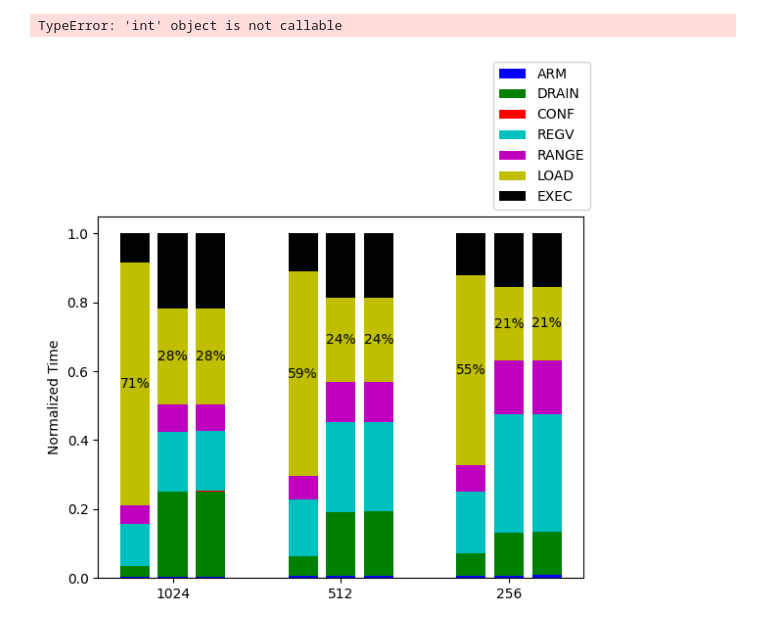
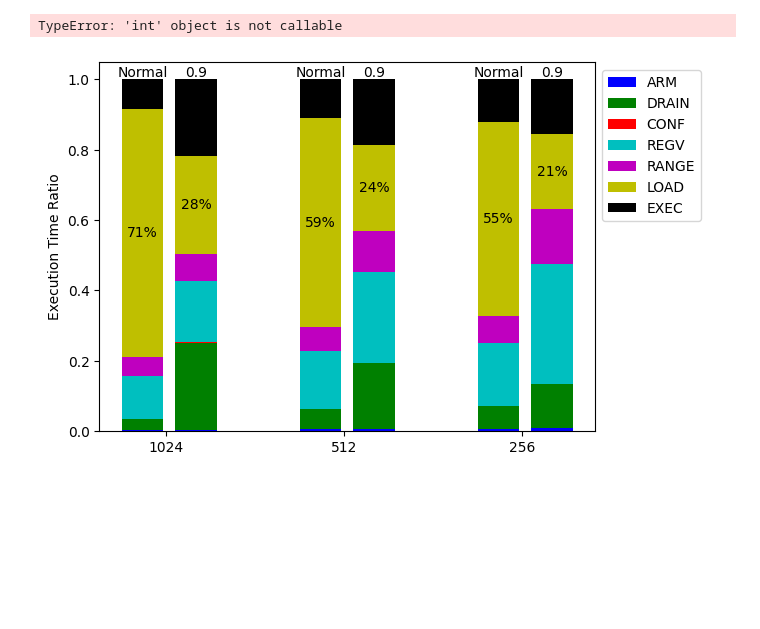
Before and after one commit to taku2365/IMAX_sparse.cent, a Jupyter notebook: src/emax6_sparselib/result_vis.ipynb, the cells around one changed output. Drawn from its saved outputs; the diff is of its cells as text; code cells hidden in the pictures; blank space fills up the shorter version.

Commit message:
add graph

```diff
--- a/src/emax6_sparselib/result_vis.ipynb
+++ b/src/emax6_sparselib/result_vis.ipynb
@@ -414,40 +207,41 @@ TypeError: 'int' object is not callable
 import numpy as np
 import matplotlib.pyplot as plt
 plt.rcParams.update(plt.rcParamsDefault)
+
 # plt.rcParams["figure.figsize"] = (4, 8)
 df_sparse = pd.read_csv('./result_1024_512_256_128_64_32_CHIP1_noAcolblk_ver2_for_change.csv')
 df_normal = pd.read_csv('./result_1024_512_256_128_64_32_CHIP1_normal.csv')
-df_normal_2 = df_normal[(df_normal_select['A_row_size'] == 1024)|(df_normal_select['A_row_size'] == 512)|(df_normal_select['A_row_size'] == 256)]
-df_sparse_2 = df_sparse[(df_sparse_select['A_row_size'] == 1024)|(df_sparse_select['A_row_size'] == 512)|(df_sparse_select['A_row_size'] == 256)]
+df_normal_2 = df_normal[(df_normal['A_row_size'] == 1024)|(df_normal['A_row_size'] == 512)|(df_normal['A_row_size'] == 256)]
+df_sparse_2 = df_sparse[(df_sparse['A_row_size'] == 1024)|(df_sparse['A_row_size'] == 512)|(df_sparse['A_row_size'] == 256)]
 # df_sparse_2 = df_sparse[(df_sparse['sparse_rate'] == 0.0)|(df_sparse['sparse_rate'] == 0.5)|(df_sparse['sparse_rate'] == 0.9)|(df_sparse['sparse_rate'] == 0.95)]\
 #     [["sparse_rate","ARM","DRAIN","CONF","REGV","RANGE","LOAD","EXEC","total"]]
 
 df_sparse_0 = df_sparse_2
 
 N = 3
-ARM = df_normal_2["ARM"]
-DRAIN = df_normal_2["DRAIN"]
-CONF = df_normal_2["CONF"]
-REGV = df_normal_2["REGV"]
-RANGE = df_normal_2["RANGE"]
-LOAD = df_normal_2["LOAD"]
-EXEC = df_normal_2["EXEC"]
+ARM = df_normal_2["ARM"]/df_normal_2["total"]
+DRAIN = df_normal_2["DRAIN"]/df_normal_2["total"]
+CONF = df_normal_2["CONF"]/df_normal_2["total"]
+REGV = df_normal_2["REGV"]/df_normal_2["total"]
+RANGE = df_normal_2["RANGE"]/df_normal_2["total"]
+LOAD = df_normal_2["LOAD"]/df_normal_2["total"]
+EXEC = df_normal_2["EXEC"]/df_normal_2["total"]
 
-ARM_05 = df_sparse_2["ARM"][(df_sparse['sparse_rate'] == 0.5)]
-DRAIN_05 = df_sparse_2["DRAIN"][(df_sparse['sparse_rate'] == 0.5)]
-CONF_05 = df_sparse_2["CONF"][(df_sparse['sparse_rate'] == 0.5)]
-REGV_05 = df_sparse_2["REGV"][(df_sparse['sparse_rate'] == 0.5)]
-RANGE_05 = df_sparse_2["RANGE"][(df_sparse['sparse_rate'] == 0.5)]
-LOAD_05 = df_sparse_2["LOAD"][(df_sparse['sparse_rate'] == 0.5)]
-EXEC_05 = df_sparse_2["EXEC"][(df_sparse['sparse_rate'] == 0.5)]
+ARM_05 = df_sparse_2["ARM"][(df_sparse['sparse_rate'] == 0.5)]/df_sparse_2["total"][(df_sparse['sparse_rate'] == 0.5)]
+DRAIN_05 = df_sparse_2["DRAIN"][(df_sparse['sparse_rate'] == 0.5)]/df_sparse_2["total"][(df_sparse['sparse_rate'] == 0.5)]
+CONF_05 = df_sparse_2["CONF"][(df_sparse['sparse_rate'] == 0.5)]/df_sparse_2["total"][(df_sparse['sparse_rate'] == 0.5)]
+REGV_05 = df_sparse_2["REGV"][(df_sparse['sparse_rate'] == 0.5)]/df_sparse_2["total"][(df_sparse['sparse_rate'] == 0.5)]
+RANGE_05 = df_sparse_2["RANGE"][(df_sparse['sparse_rate'] == 0.5)]/df_sparse_2["total"][(df_sparse['sparse_rate'] == 0.5)]
+LOAD_05 = df_sparse_2["LOAD"][(df_sparse['sparse_rate'] == 0.5)]/df_sparse_2["total"][(df_sparse['sparse_rate'] == 0.5)]
+EXEC_05 = df_sparse_2["EXEC"][(df_sparse['sparse_rate'] == 0.5)]/df_sparse_2["total"][(df_sparse['sparse_rate'] == 0.5)]
 
-ARM_09 = df_sparse_2["ARM"][(df_sparse['sparse_rate'] == 0.9)]
-DRAIN_09 = df_sparse_2["DRAIN"][(df_sparse['sparse_rate'] == 0.9)]
-CONF_09 = df_sparse_2["CONF"][(df_sparse['sparse_rate'] == 0.9)]
-REGV_09 = df_sparse_2["REGV"][(df_sparse['sparse_rate'] == 0.9)]
-RANGE_09 = df_sparse_2["RANGE"][(df_sparse['sparse_rate'] == 0.9)]
-LOAD_09 = df_sparse_2["LOAD"][(df_sparse['sparse_rate'] == 0.9)]
-EXEC_09 = df_sparse_2["EXEC"][(df_sparse['sparse_rate'] == 0.9)]
+ARM_09 = df_sparse_2["ARM"][(df_sparse['sparse_rate'] == 0.9)]/df_sparse_2["total"][(df_sparse['sparse_rate'] == 0.9)]
+DRAIN_09 = df_sparse_2["DRAIN"][(df_sparse['sparse_rate'] == 0.9)]/df_sparse_2["total"][(df_sparse['sparse_rate'] == 0.9)]
+CONF_09 = df_sparse_2["CONF"][(df_sparse['sparse_rate'] == 0.9)]/df_sparse_2["total"][(df_sparse['sparse_rate'] == 0.9)]
+REGV_09 = df_sparse_2["REGV"][(df_sparse['sparse_rate'] == 0.9)]/df_sparse_2["total"][(df_sparse['sparse_rate'] == 0.9)]
+RANGE_09 = df_sparse_2["RANGE"][(df_sparse['sparse_rate'] == 0.9)]/df_sparse_2["total"][(df_sparse['sparse_rate'] == 0.9)]
+LOAD_09 = df_sparse_2["LOAD"][(df_sparse['sparse_rate'] == 0.9)]/df_sparse_2["total"][(df_sparse['sparse_rate'] == 0.9)]
+EXEC_09 = df_sparse_2["EXEC"][(df_sparse['sparse_rate'] == 0.9)]/df_sparse_2["total"][(df_sparse['sparse_rate'] == 0.9)]
 
 # b	青 (Blue)
 # g	緑 (Green)
@@ -457,58 +251,64 @@ EXEC_09 = df_sparse_2["EXEC"][(df_sparse['sparse_rate'] == 0.9)]
 # y	黄 (Yellow)
 # k	黒 (Black)
 # w	白 (White)
-ind = np.arange(N)*2 # the x locations for the groups
+ind = np.arange(N)*1.5 # the x locations for the groups
 width = 0.35       # the width of the bars
 fig, ax = plt.subplots()
 rects1 = ax.bar(ind, ARM, width, color='b',label="ARM")
 rects2 = ax.bar(ind, DRAIN, width, color='g',bottom=ARM,label="DRAIN")
 rects3 = ax.bar(ind, CONF, width, color='r',bottom=DRAIN+ARM,label="CONF")
 rects4 = ax.bar(ind, REGV, width, color='c',bottom=CONF+DRAIN+ARM,label="REGV")
 rects5 = ax.bar(ind, RANGE, width, color='m',bottom=REGV+CONF+DRAIN+ARM,label="RANGE")
 rects6 = ax.bar(ind, LOAD, width, color='y',bottom=RANGE+REGV+CONF+DRAIN+ARM,label="LOAD")
 rects7 = ax.bar(ind, EXEC, width, color='k',bottom=LOAD+RANGE+REGV+CONF+DRAIN+ARM,label="EXEC")
 for xpos, ypos, yval in zip(np.array(ind), (np.array(RANGE+REGV+CONF+DRAIN+ARM)), np.array(LOAD)):
     plt.text(xpos, ypos+yval/2, "{:<2,.0f}%".format(yval*100), ha="center", va="center")
 
+for xpos, ypos in zip(np.array(ind), (np.array(LOAD+RANGE+REGV+CONF+DRAIN+ARM+EXEC))):
+    plt.text(xpos, ypos+0.02, "Normal", ha="center", va="center")
+
 xtra_space = 0.1
 # rects2 = ax.bar(ind + width + xtra_space ,women4, width, color='orange')
 # rects2 = ax.bar(ind + width + xtra_space, women5, width, color='cyan')
 # rects2 = ax.bar(ind + width + xtra_space, women6, width, color='purple')
-rects1 = ax.bar(ind+ width + xtra_space, ARM_05, width, color='b')
-rects2 = ax.bar(ind+ width + xtra_space, DRAIN_05, width, color='g',bottom=ARM_05)
-rects3 = ax.bar(ind+ width + xtra_space, CONF_05, width, color='r',bottom=DRAIN_05+ARM_05)
-rects4 = ax.bar(ind+ width + xtra_space, REGV_05, width, color='c',bottom=CONF_05+DRAIN_05+ARM_05)
-rects5 = ax.bar(ind+ width + xtra_space, RANGE_05, width, color='m',bottom=REGV_05+CONF_05+DRAIN_05+ARM_05)
-rects6 = ax.bar(ind+ width + xtra_space, LOAD_05, width, color='y',bottom=RANGE_05+REGV_05+CONF_05+DRAIN_05+ARM_05)
-rects7 = ax.bar(ind+ width + xtra_space, EXEC_05, width, color='k',bottom=LOAD_05+RANGE_05+REGV_05+CONF_05+DRAIN_05+ARM_05)
-for xpos, ypos, yval in zip(np.array(ind+ width + xtra_space), (np.array(RANGE_05+REGV_05+CONF_05+DRAIN_05+ARM_05)), np.array(LOAD_05)):
+# rects1 = ax.bar(ind+ width + xtra_space, ARM_05, width, color='b')
+# rects2 = ax.bar(ind+ width + xtra_space, DRAIN_05, width, color='g',bottom=ARM_05)
+# rects3 = ax.bar(ind+ width + xtra_space, CONF_05, width, color='r',bottom=DRAIN_05+ARM_05)
+# rects4 = ax.bar(ind+ width + xtra_space, REGV_05, width, color='c',bottom=CONF_05+DRAIN_05+ARM_05)
+# rects5 = ax.bar(ind+ width + xtra_space, RANGE_05, width, color='m',bottom=REGV_05+CONF_05+DRAIN_05+ARM_05)
+# rects6 = ax.bar(ind+ width + xtra_space, LOAD_05, width, color='y',bottom=RANGE_05+REGV_05+CONF_05+DRAIN_05+ARM_05)
+# rects7 = ax.bar(ind+ width + xtra_space, EXEC_05, width, color='k',bottom=LOAD_05+RANGE_05+REGV_05+CONF_05+DRAIN_05+ARM_05)
+# for xpos, ypos, yval in zip(np.array(ind+ width + xtra_space), (np.array(RANGE_05+REGV_05+CONF_05+DRAIN_05+ARM_05)), np.array(LOAD_05)):
+#     plt.text(xpos, ypos+yval/2, "{:<2,.0f}%".format(yval*100), ha="center", va="center")
+
+rects1 = ax.bar(ind+ width + xtra_space, ARM_09, width, color='b')
+rects2 = ax.bar(ind+ width + xtra_space, DRAIN_09, width, color='g',bottom=ARM_09)
+rects3 = ax.bar(ind+ width + xtra_space, CONF_09, width, color='r',bottom=DRAIN_09+ARM_09)
+rects4 = ax.bar(ind+ width + xtra_space, REGV_09, width, color='c',bottom=CONF_09+DRAIN_09+ARM_09)
+rects5 = ax.bar(ind+ width + xtra_space, RANGE_09, width, color='m',bottom=REGV_09+CONF_09+DRAIN_09+ARM_09)
+rects6 = ax.bar(ind+ width + xtra_space, LOAD_09, width, color='y',bottom=RANGE_09+REGV_09+CONF_09+DRAIN_09+ARM_09)
+rects7 = ax.bar(ind+ width + xtra_space, EXEC_09, width, color='k',bottom=LOAD_09+RANGE_09+REGV_09+CONF_09+DRAIN_09+ARM_09)
+for xpos, ypos, yval in zip(np.array(ind+ width + xtra_space), (np.array(RANGE_09+REGV_09+CONF_09+DRAIN_09+ARM_09)), np.array(LOAD_09)):
     plt.text(xpos, ypos+yval/2, "{:<2,.0f}%".format(yval*100), ha="center", va="center")
 
-rects1 = ax.bar(ind+ width*2 + xtra_space*2, ARM_09, width, color='b')
-rects2 = ax.bar(ind+ width*2 + xtra_space*2, DRAIN_09, width, color='g',bottom=ARM_09)
-rects3 = ax.bar(ind+ width*2 + xtra_space*2, CONF_09, width, color='r',bottom=DRAIN_09+ARM_09)
-rects4 = ax.bar(ind+ width*2 + xtra_space*2, REGV_09, width, color='c',bottom=CONF_09+DRAIN_09+ARM_09)
-rects5 = ax.bar(ind+ width*2 + xtra_space*2, RANGE_09, width, color='m',bottom=REGV_09+CONF_09+DRAIN_09+ARM_09)
-rects6 = ax.bar(ind+ width*2 + xtra_space*2, LOAD_09, width, color='y',bottom=RANGE_09+REGV_09+CONF_09+DRAIN_09+ARM_09)
-rects7 = ax.bar(ind+ width*2 + xtra_space*2, EXEC_09, width, color='k',bottom=LOAD_09+RANGE_09+REGV_09+CONF_09+DRAIN_09+ARM_09)
-for xpos, ypos, yval in zip(np.array(ind+ width*2 + xtra_space*2), (np.array(RANGE_09+REGV_09+CONF_09+DRAIN_09+ARM_09)), np.array(LOAD_09)):
-    plt.text(xpos, ypos+yval/2, "{:<2,.0f}%".format(yval*100), ha="center", va="center")
+for xpos, ypos in zip(np.array(ind+ width + xtra_space), (np.array(LOAD_09+RANGE_09+REGV_09+CONF_09+DRAIN_09+ARM_09+EXEC_09))):
+    plt.text(xpos, ypos+0.02, "0.9", ha="center", va="center")
 # for xpos, ypos, yval in zip(x, y1/2, y1):
 #     plt.text(xpos, ypos, "%.1f".format(yval), ha="center", va="center")
 # for xpos, ypos, yval in zip(x, y1+y2/2, y2):
 #     plt.text(xpos, ypos, "%.1f"%yval, ha="center", va="center")
 # for xpos, ypos, yval in zip(x, y1+y2+y3/2, y3):
 #     plt.text(xpos, ypos, "%.1f"%yval, ha="center", va="center")
 # # add text annotation corresponding to the "total" value of each bar
 # for xpos, ypos, yval in zip(x, y1+y2+y3, snum):
 #     plt.text(xpos, ypos, "N=%d"%yval, ha="center", va="bottom")
 # add some text for labels, title and axes ticks
-ax.set_ylabel('Normalized Time')
+ax.set_ylabel('Execution Time Ratio')
 # ax.set_title('Population: Age Structure')
 
-ax.set_xticks(ind+width+xtra_space)
+ax.set_xticks(ind+width-0.15)
 ax.set_xticklabels( ("1024","512","256") )
-plt.legend(loc="lower left",bbox_to_anchor=(0.8,1.0))
+plt.legend(loc="lower left",bbox_to_anchor=(1,0.55))
 plt.show()
 # %% [output]
-[figure, old version]
+[figure, new version]
```
Also changed, not shown: parts of 4 cells of this notebook, 13 other files.
